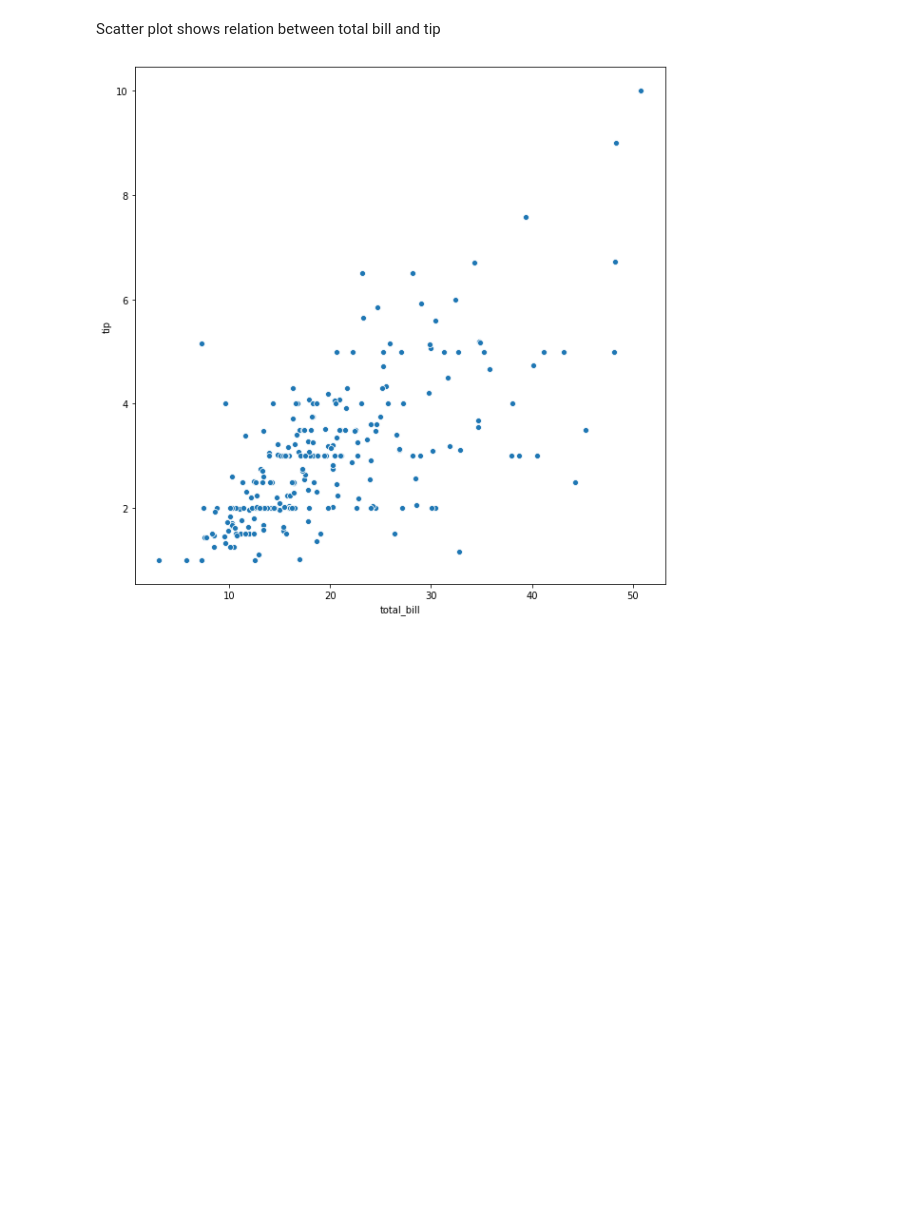
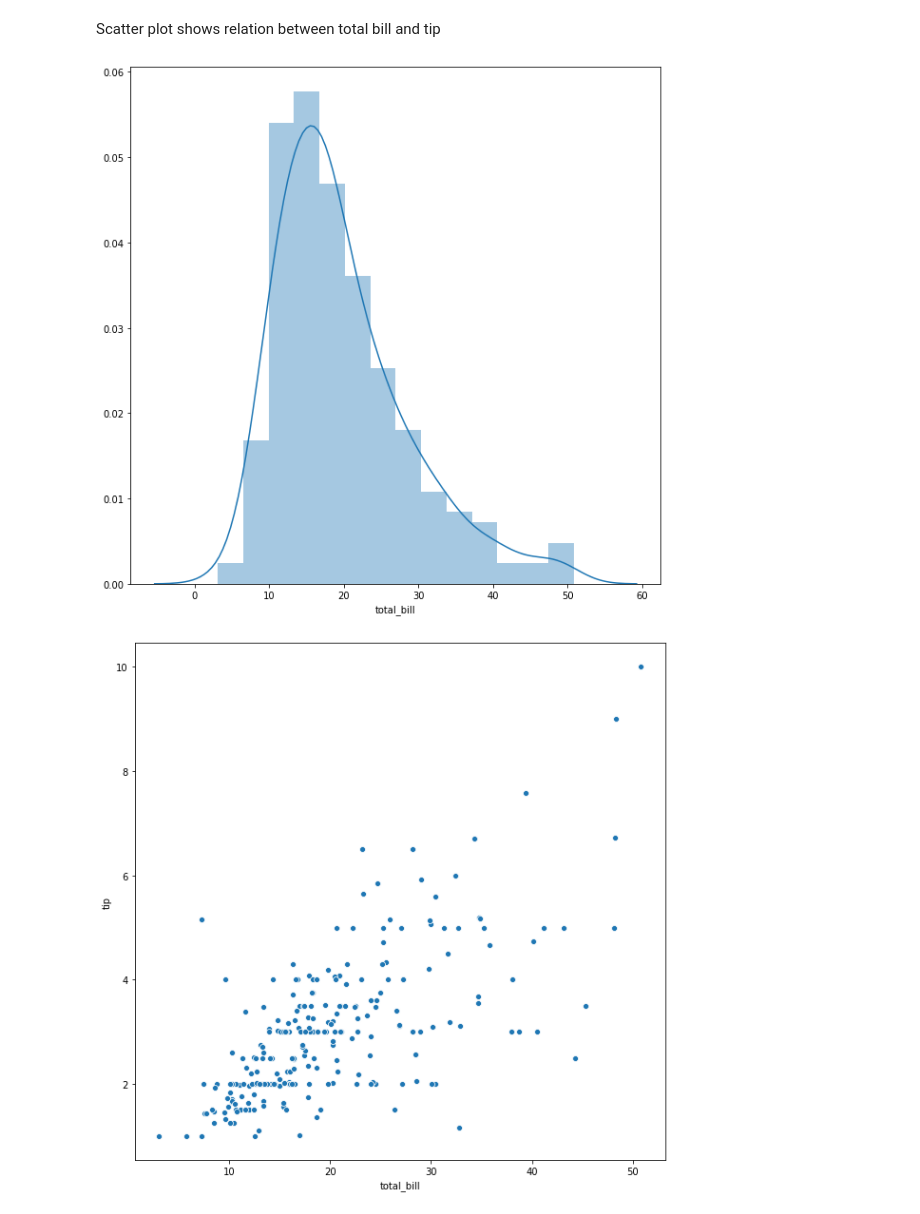
Before and after one commit to Slawak1/GMIT-FDA_Assesment_2019, a Jupyter notebook: gmit_fda_assesment_2019.ipynb, the cells around one changed output. Cells and saved outputs as stored; diff of their text form; code cells hidden in the pictures; blank space fills up the shorter version.

Commit message:
dist plot added

```diff
--- a/gmit_fda_assesment_2019.ipynb
+++ b/gmit_fda_assesment_2019.ipynb
@@ -151,6 +151,11 @@ df.describe()
 | max | 50.810000 | 10.000000 | 6.000000 |
 # %% [markdown]
 Scatter plot shows relation between total bill and tip
+# %%
+plt.figure(figsize=(10, 10))
+ax = sns.distplot(df['total_bill'])
+# %% [output]
+[figure, added]
 # %%
 plt.figure(figsize=(10, 10))
 ax = sns.scatterplot(x="total_bill", y="tip", data=df )
```
Also changed, not shown: parts of 1 cell of this notebook.
